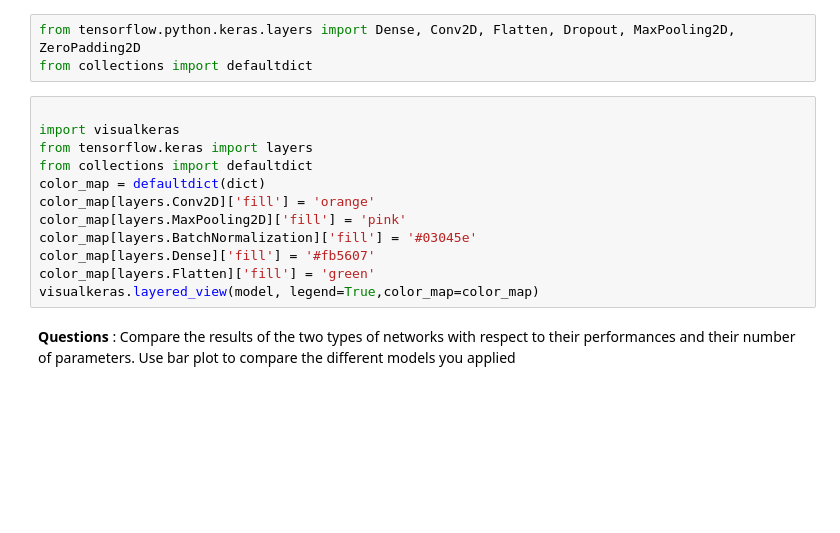
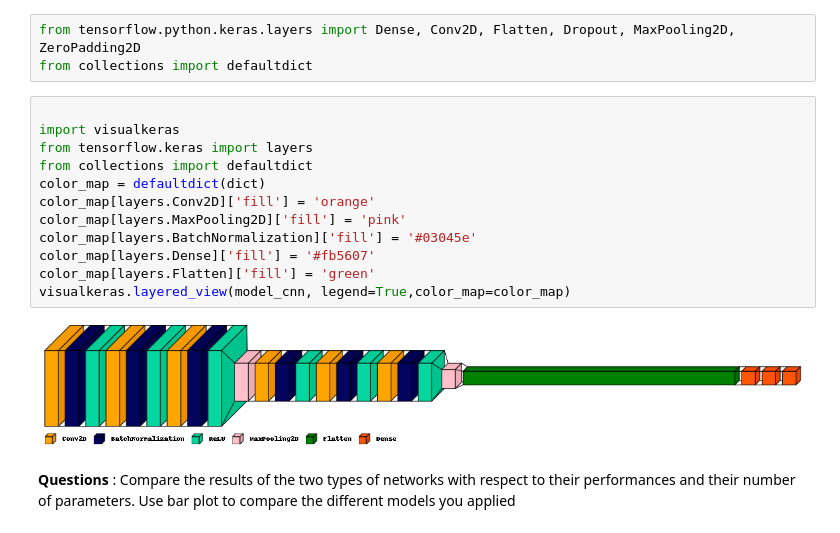
Before and after one commit to youcef-benmohammed/deep_learning, a Jupyter notebook: Fashion_MNIST_deeplearning.ipynb, the cells around one changed output. Drawn from its saved outputs; the diff is of its cells as text; blank space fills up the shorter version.

```diff
--- a/Fashion_MNIST_deeplearning.ipynb
+++ b/Fashion_MNIST_deeplearning.ipynb
@@ -388,14 +459,16 @@ from collections import defaultdict
 # %%
 
 import visualkeras
 from tensorflow.keras import layers
 from collections import defaultdict
 color_map = defaultdict(dict)
 color_map[layers.Conv2D]['fill'] = 'orange'
 color_map[layers.MaxPooling2D]['fill'] = 'pink'
 color_map[layers.BatchNormalization]['fill'] = '#03045e'
 color_map[layers.Dense]['fill'] = '#fb5607'
 color_map[layers.Flatten]['fill'] = 'green'
-visualkeras.layered_view(model, legend=True,color_map=color_map)
+visualkeras.layered_view(model_cnn, legend=True,color_map=color_map)
+# %% [output]
+[figure, added]
 # %% [markdown]
 __Questions__ : Compare the results of the two types of networks with respect to their performances and their number of parameters. Use bar plot to compare the different models you applied
```
Also changed, not shown: parts of 39 cells of this notebook.
